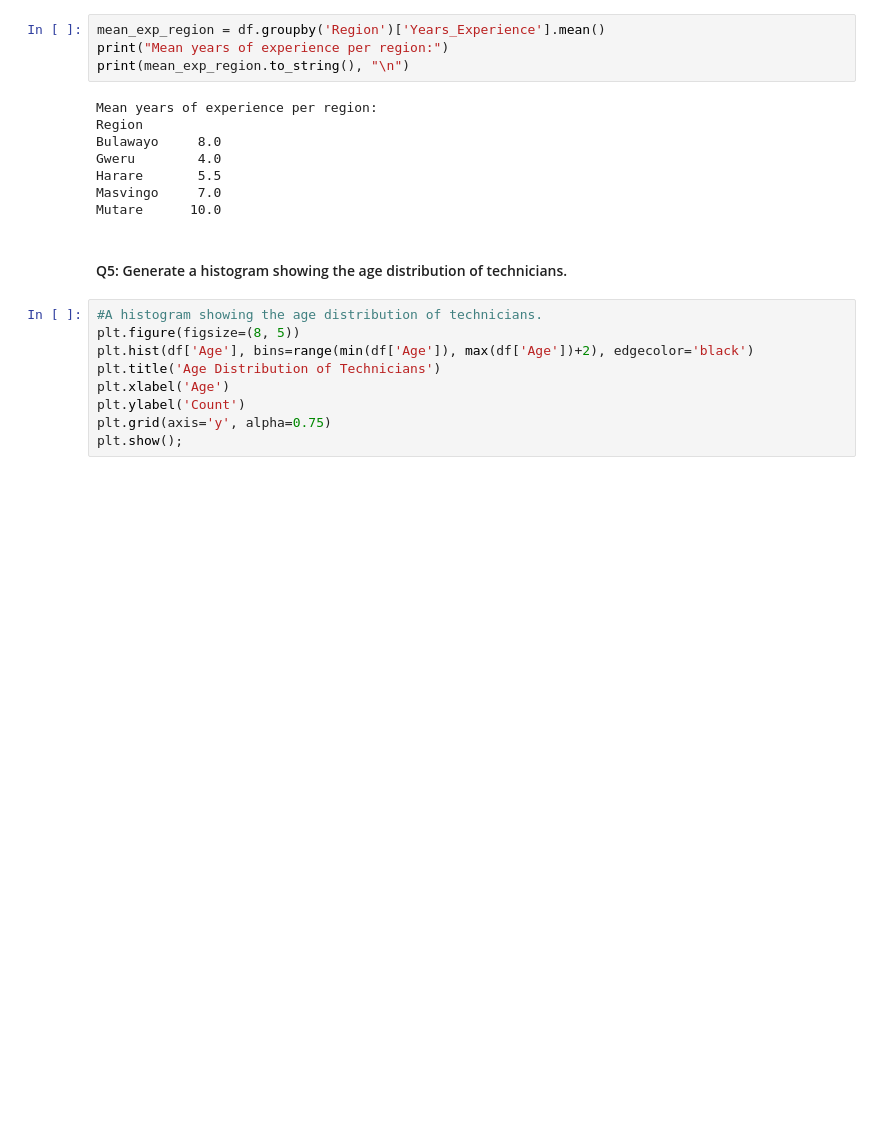
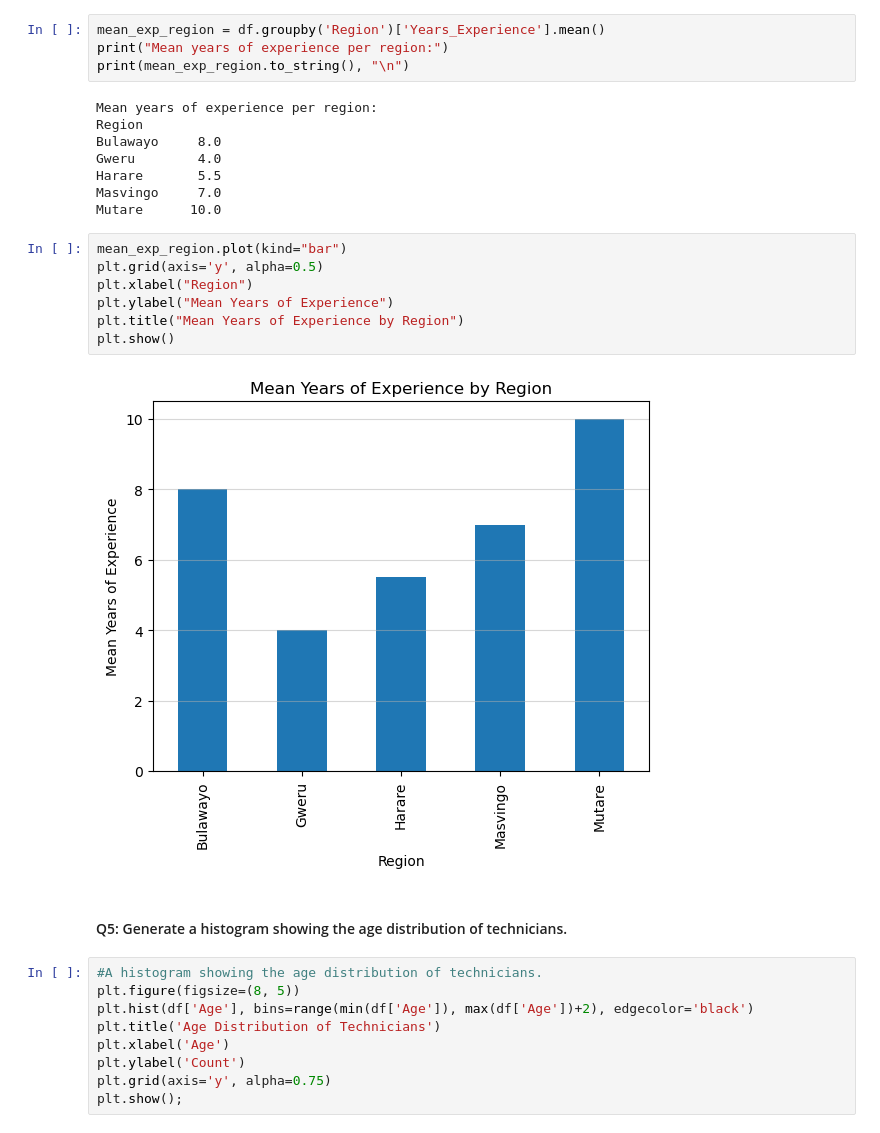
Before and after one commit to dumisanimukuchura/LongDistanceTelecoms-Field-Operations-Mini-Analysis-with-Python, a Jupyter notebook: notebook/LongDistanceTelecoms-Field-Operations-Mini-Analysis-with-Python.ipynb, the cells around one changed output. Cells and saved outputs as stored; diff of their text form; blank space fills up the shorter version.

```diff
--- a/notebook/LongDistanceTelecoms-Field-Operations-Mini-Analysis-with-Python.ipynb
+++ b/notebook/LongDistanceTelecoms-Field-Operations-Mini-Analysis-with-Python.ipynb
@@ -117,6 +134,15 @@ Gweru        4.0
 Harare       5.5
 Masvingo     7.0
 Mutare      10.0
+# %%
+mean_exp_region.plot(kind="bar")
+plt.grid(axis='y', alpha=0.5)
+plt.xlabel("Region")
+plt.ylabel("Mean Years of Experience")
+plt.title("Mean Years of Experience by Region")
+plt.show()
+# %% [output]
+[figure, added]
 # %% [markdown]
 #### Q5: Generate a histogram showing the age distribution of technicians.
 # %%
```
Also changed, not shown: parts of 17 cells of this notebook.
